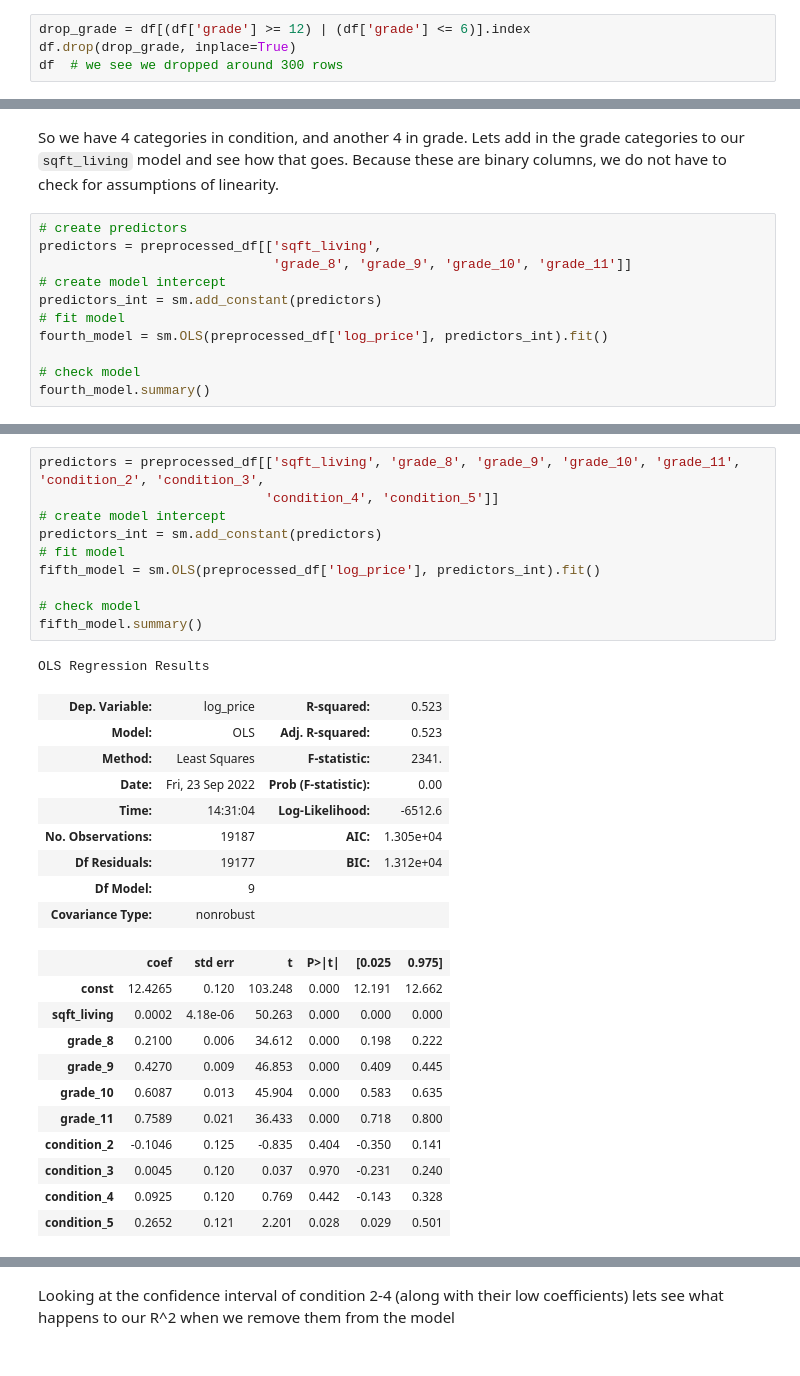
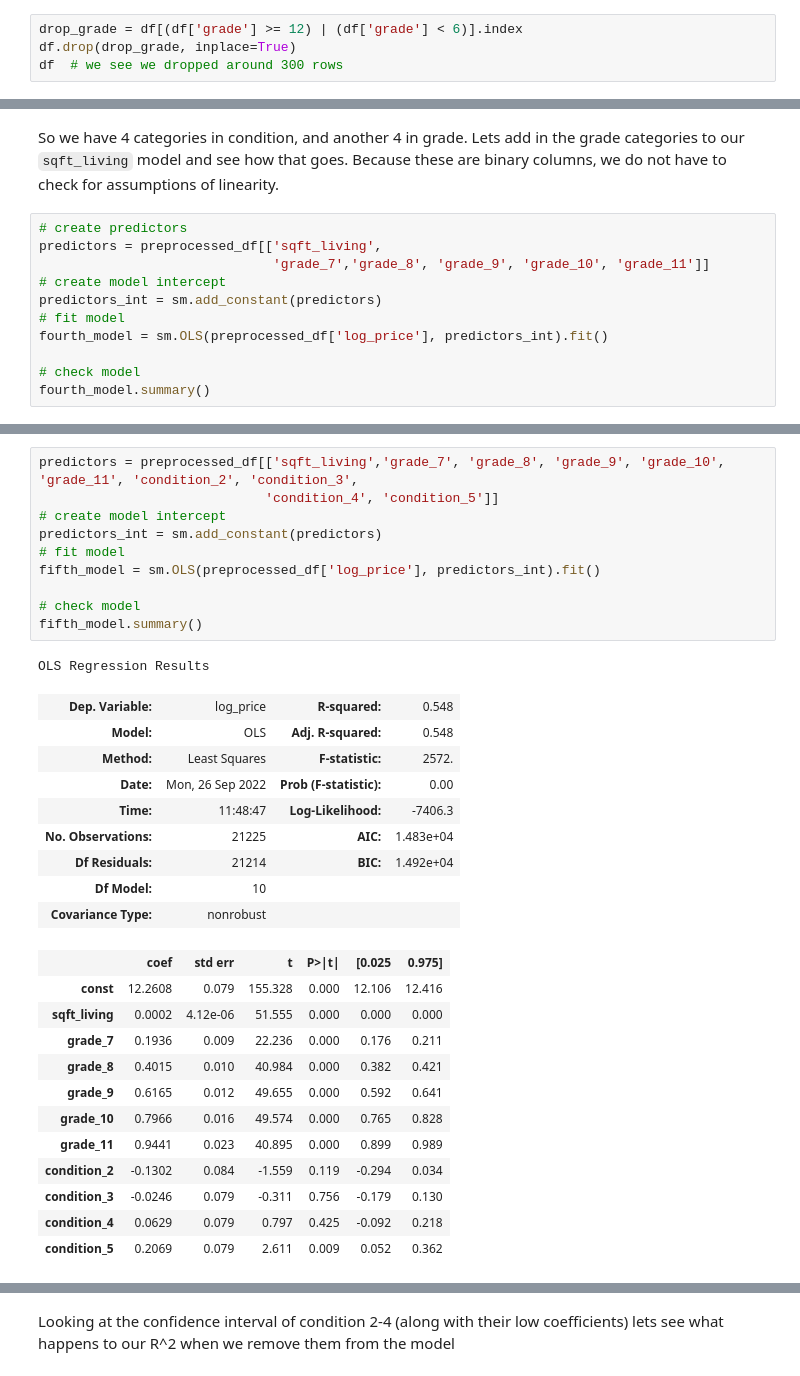
Before and after one commit to sanderlin2013/King-County-House-Sales, a Jupyter notebook: Kings County House Sales Analysis - Sketchbook.ipynb, the cells around one changed output, grey strips where cells are left out. Saved outputs shown, nothing was run; the diff lists cells and outputs as text.

Commit message:
added analysis and final models

```diff
--- a/Kings County House Sales Analysis - Sketchbook.ipynb
+++ b/Kings County House Sales Analysis - Sketchbook.ipynb
@@ -430,7 +431,7 @@ Name: grade, dtype: int64
 # %% [markdown]
 Because the magazine is focused on middle class homes, let's use this category to subset the dataset by removing high grade homes *(12 and above)* and the low grade homes *(5 and below)*
 # %%
-drop_grade = df[(df['grade'] >= 12) | (df['grade'] <= 6)].index
+drop_grade = df[(df['grade'] >= 12) | (df['grade'] < 6)].index
 df.drop(drop_grade, inplace=True)
 df  # we see we dropped around 300 rows
 # %% [output]
@@ -904,7 +917,7 @@ So we have 4 categories in condition, and another 4 in grade. Lets add in the gr
 # %%
 # create predictors
 predictors = preprocessed_df[['sqft_living',
-                              'grade_8', 'grade_9', 'grade_10', 'grade_11']]
+                              'grade_7','grade_8', 'grade_9', 'grade_10', 'grade_11']]
 # create model intercept
 predictors_int = sm.add_constant(predictors)
 # fit model
@@ -940,33 +954,34 @@ Notes:
 strong multicollinearity or other numerical problems.
 # %%
-predictors = preprocessed_df[['sqft_living', 'grade_8', 'grade_9', 'grade_10', 'grade_11', 'condition_2', 'condition_3',
+predictors = preprocessed_df[['sqft_living','grade_7', 'grade_8', 'grade_9', 'grade_10', 'grade_11', 'condition_2', 'condition_3',
                              'condition_4', 'condition_5']]
 # create model intercept
 predictors_int = sm.add_constant(predictors)
 # fit model
 fifth_model = sm.OLS(preprocessed_df['log_price'], predictors_int).fit()
 
 # check model
 fifth_model.summary()
 # %% [output]
 OLS Regression Results
-| Dep. Variable: | log_price | R-squared: | 0.523 |
-| Model: | OLS | Adj. R-squared: | 0.523 |
-| Method: | Least Squares | F-statistic: | 2341. |
-| Date: | Fri, 23 Sep 2022 | Prob (F-statistic): | 0.00 |
-| Time: | 14:31:04 | Log-Likelihood: | -6512.6 |
-| No. Observations: | 19187 | AIC: | 1.305e+04 |
-| Df Residuals: | 19177 | BIC: | 1.312e+04 |
-| Df Model: | 9 |  |  |
+| Dep. Variable: | log_price | R-squared: | 0.548 |
+| Model: | OLS | Adj. R-squared: | 0.548 |
+| Method: | Least Squares | F-statistic: | 2572. |
+| Date: | Mon, 26 Sep 2022 | Prob (F-statistic): | 0.00 |
+| Time: | 11:48:47 | Log-Likelihood: | -7406.3 |
+| No. Observations: | 21225 | AIC: | 1.483e+04 |
+| Df Residuals: | 21214 | BIC: | 1.492e+04 |
+| Df Model: | 10 |  |  |
 | Covariance Type: | nonrobust |  |  |
 |  | coef | std err | t | P>|t| | [0.025 | 0.975] |
-| const | 12.4265 | 0.120 | 103.248 | 0.000 | 12.191 | 12.662 |
-| sqft_living | 0.0002 | 4.18e-06 | 50.263 | 0.000 | 0.000 | 0.000 |
-| grade_8 | 0.2100 | 0.006 | 34.612 | 0.000 | 0.198 | 0.222 |
-| grade_9 | 0.4270 | 0.009 | 46.853 | 0.000 | 0.409 | 0.445 |
-| grade_10 | 0.6087 | 0.013 | 45.904 | 0.000 | 0.583 | 0.635 |
-| grade_11 | 0.7589 | 0.021 | 36.433 | 0.000 | 0.718 | 0.800 |
-| condition_2 | -0.1046 | 0.125 | -0.835 | 0.404 | -0.350 | 0.141 |
-| condition_3 | 0.0045 | 0.120 | 0.037 | 0.970 | -0.231 | 0.240 |
-| condition_4 | 0.0925 | 0.120 | 0.769 | 0.442 | -0.143 | 0.328 |
-| condition_5 | 0.2652 | 0.121 | 2.201 | 0.028 | 0.029 | 0.501 |
+| const | 12.2608 | 0.079 | 155.328 | 0.000 | 12.106 | 12.416 |
+| sqft_living | 0.0002 | 4.12e-06 | 51.555 | 0.000 | 0.000 | 0.000 |
+| grade_7 | 0.1936 | 0.009 | 22.236 | 0.000 | 0.176 | 0.211 |
+| grade_8 | 0.4015 | 0.010 | 40.984 | 0.000 | 0.382 | 0.421 |
+| grade_9 | 0.6165 | 0.012 | 49.655 | 0.000 | 0.592 | 0.641 |
+| grade_10 | 0.7966 | 0.016 | 49.574 | 0.000 | 0.765 | 0.828 |
+| grade_11 | 0.9441 | 0.023 | 40.895 | 0.000 | 0.899 | 0.989 |
+| condition_2 | -0.1302 | 0.084 | -1.559 | 0.119 | -0.294 | 0.034 |
+| condition_3 | -0.0246 | 0.079 | -0.311 | 0.756 | -0.179 | 0.130 |
+| condition_4 | 0.0629 | 0.079 | 0.797 | 0.425 | -0.092 | 0.218 |
+| condition_5 | 0.2069 | 0.079 | 2.611 | 0.009 | 0.052 | 0.362 |
```
Also changed, not shown: parts of 42 cells of this notebook.
